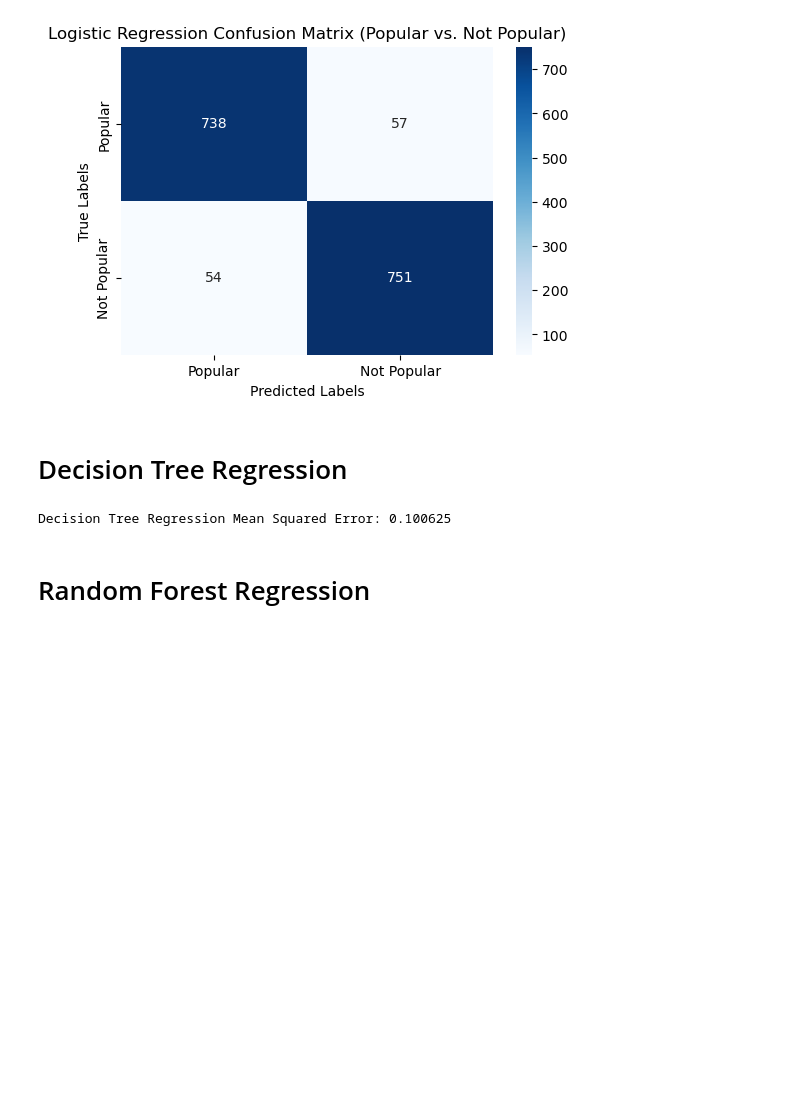
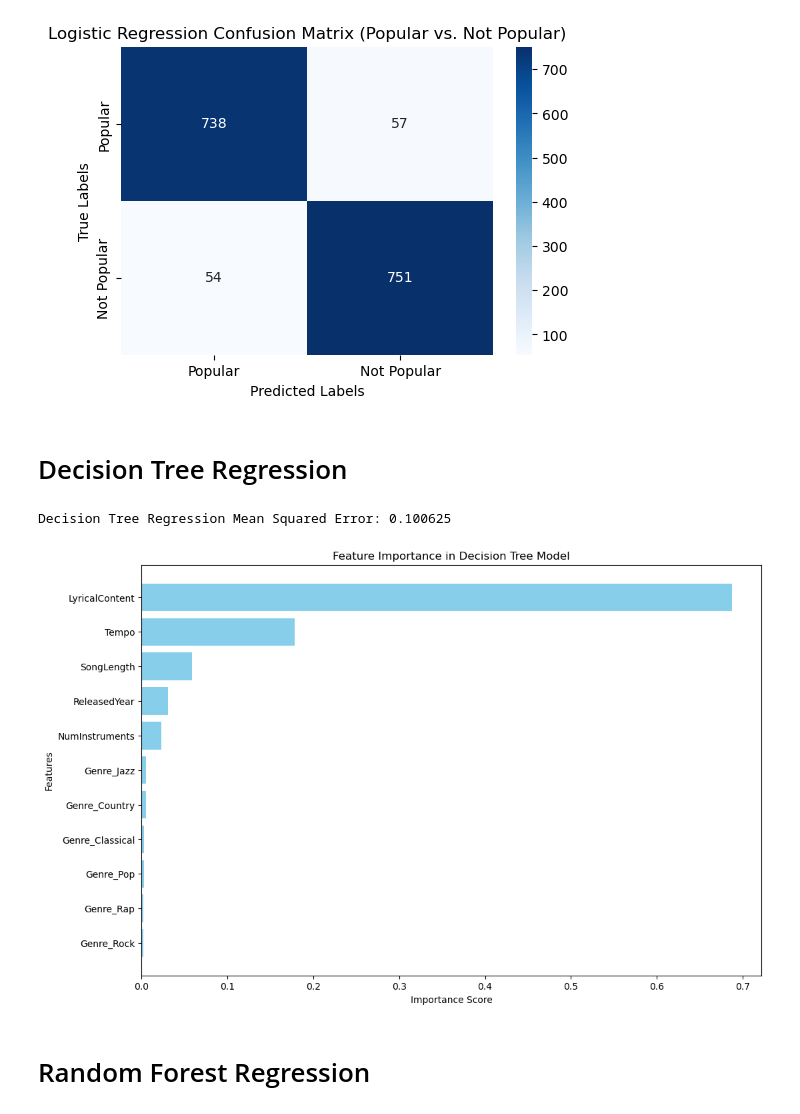
Before and after one commit to LeviAdamMiller/PopProphecies, a Jupyter notebook: pop_predictions.ipynb, the cells around one changed output. Cells and saved outputs as stored; diff of their text form; code cells hidden in the pictures; blank space fills up the shorter version.

Commit message:
added comparison graphs for mse models and feature importance models

```diff
--- a/pop_predictions.ipynb
+++ b/pop_predictions.ipynb
@@ -196,17 +196,42 @@ weighted avg       0.93      0.93      0.93      1600
 [figure]
 # %% [markdown]
 # Decision Tree Regression
-# %%
-
-tree_reg = DecisionTreeRegressor(random_state=0)
-tree_reg.fit(X_train, y_train)
-
-y_pred = tree_reg.predict(X_test)
-
-mse_tree = mean_squared_error(y_test, y_pred)
-print(f"Decision Tree Regression Mean Squared Error: {mse_tree}")
-# %% [output]
-Decision Tree Regression Mean Squared Error: 0.100625
+# %%
+
+tree_reg = DecisionTreeRegressor(random_state=0)
+tree_reg.fit(X_train, y_train)
+
+y_pred = tree_reg.predict(X_test)
+
+mse_tree = mean_squared_error(y_test, y_pred)
+print(f"Decision Tree Regression Mean Squared Error: {mse_tree}")
+
+import matplotlib.pyplot as plt
+import numpy as np
+
+# Features used in the model
+features = ['SongLength', 'NumInstruments', 'Tempo', 'LyricalContent', 'ReleasedYear',
+            'Genre_Classical', 'Genre_Jazz', 'Genre_Pop', 'Genre_Country', 'Genre_Rap', 'Genre_Rock']
+
+# Feature importance values from the DecisionTreeRegressor
+feature_importances = tree_reg.feature_importances_  # Use the fitted model's feature_importances_
+
+# Sort the features by importance
+sorted_indices = np.argsort(feature_importances)[::-1]
+sorted_features = [features[i] for i in sorted_indices]
+sorted_importances = feature_importances[sorted_indices]
+
+# Plot the feature importance as a bar chart
+plt.figure(figsize=(12, 8))
+plt.barh(sorted_features, sorted_importances, color="skyblue")
+plt.xlabel("Importance Score")
+plt.ylabel("Features")
+plt.title("Feature Importance in Decision Tree Model")
+plt.gca().invert_yaxis()  # Invert y-axis to display most important feature at the top
+plt.show()
+# %% [output]
+Decision Tree Regression Mean Squared Error: 0.100625
+[figure, added]
 # %% [markdown]
 # Random Forest Regression
 # %%
```
Also changed, not shown: parts of 2 cells of this notebook.
